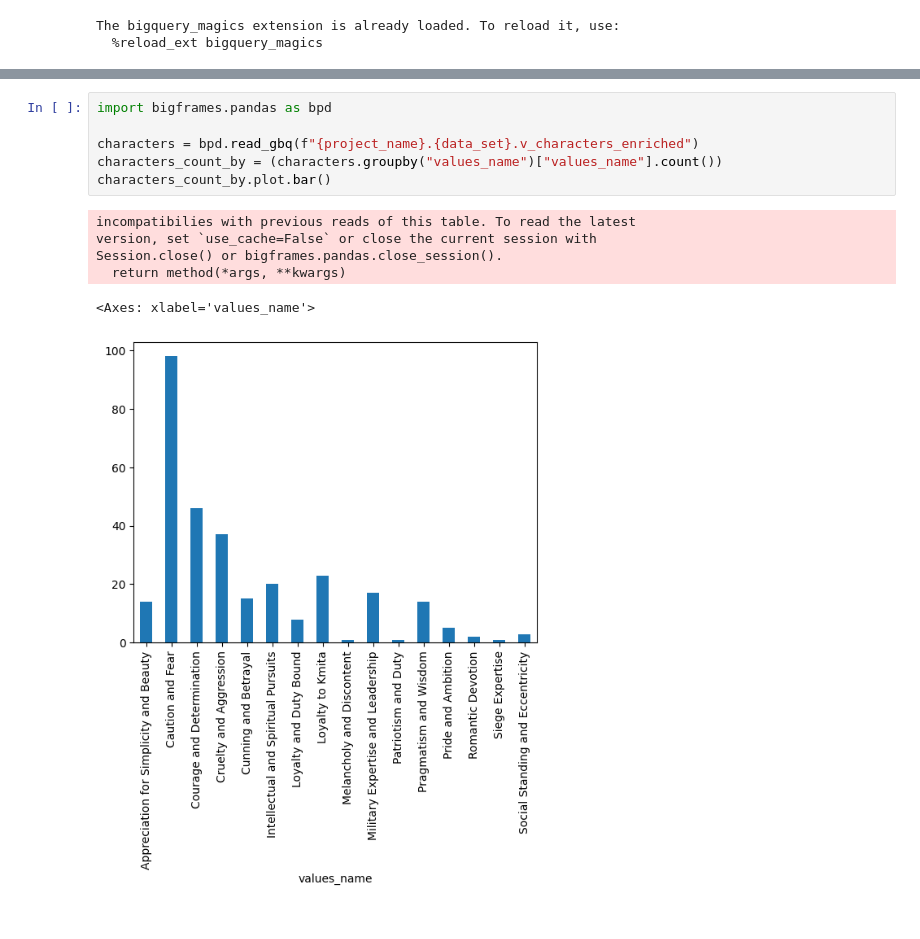
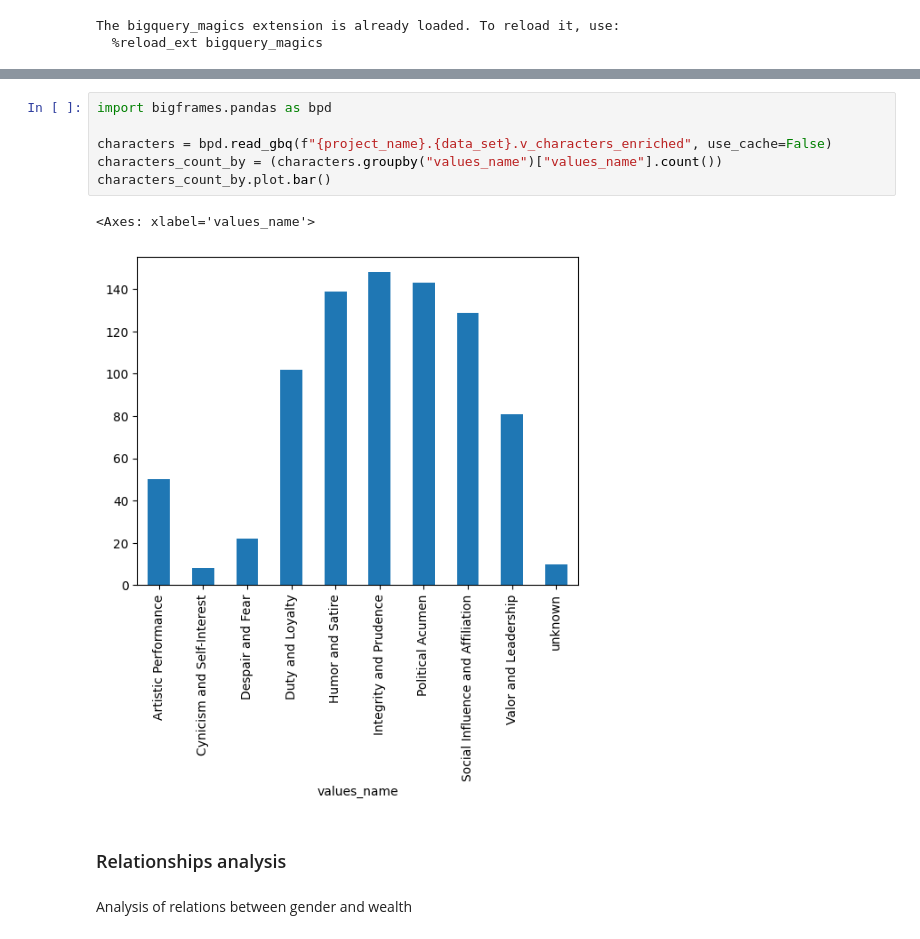
Before and after one commit to jj123451/book_crawler, a Jupyter notebook: bc_phase8_statistical_analysis_examples.ipynb, the cells around one changed output, grey strips where cells are left out. Cells and saved outputs as stored; diff of their text form.

```diff
--- a/bc_phase8_statistical_analysis_examples.ipynb
+++ b/bc_phase8_statistical_analysis_examples.ipynb
@@ -55,16 +57,16 @@ Session.close() or bigframes.pandas.close_session().
 # %%
 import bigframes.pandas as bpd
 
-characters = bpd.read_gbq(f"{project_name}.{data_set}.v_characters_enriched")
+characters = bpd.read_gbq(f"{project_name}.{data_set}.v_characters_enriched", use_cache=False)
 characters_count_by = (characters.groupby("values_name")["values_name"].count())
 characters_count_by.plot.bar()
 # %% [output]
-incompatibilies with previous reads of this table. To read the latest
-version, set `use_cache=False` or close the current session with
-Session.close() or bigframes.pandas.close_session().
-  return method(*args, **kwargs)
+<Axes: xlabel='values_name'>
-<Axes: xlabel='values_name'>
-[figure, old version]
+[figure, new version]
+# %% [markdown]
+### Relationships analysis
+# %% [markdown]
+Analysis of relations between gender and wealth
 # %%
 import bigframes.pandas as bpd
 
```
Also changed, not shown: parts of 11 cells of this notebook, 14 other files.
